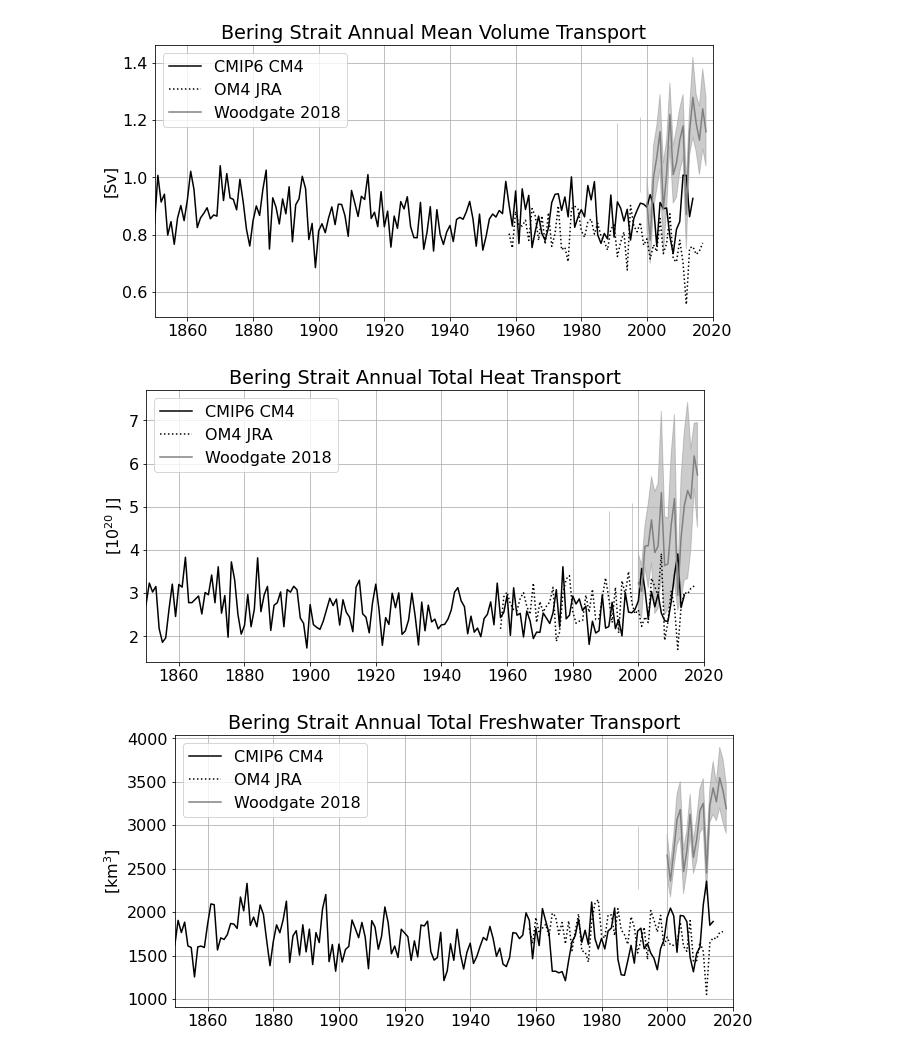
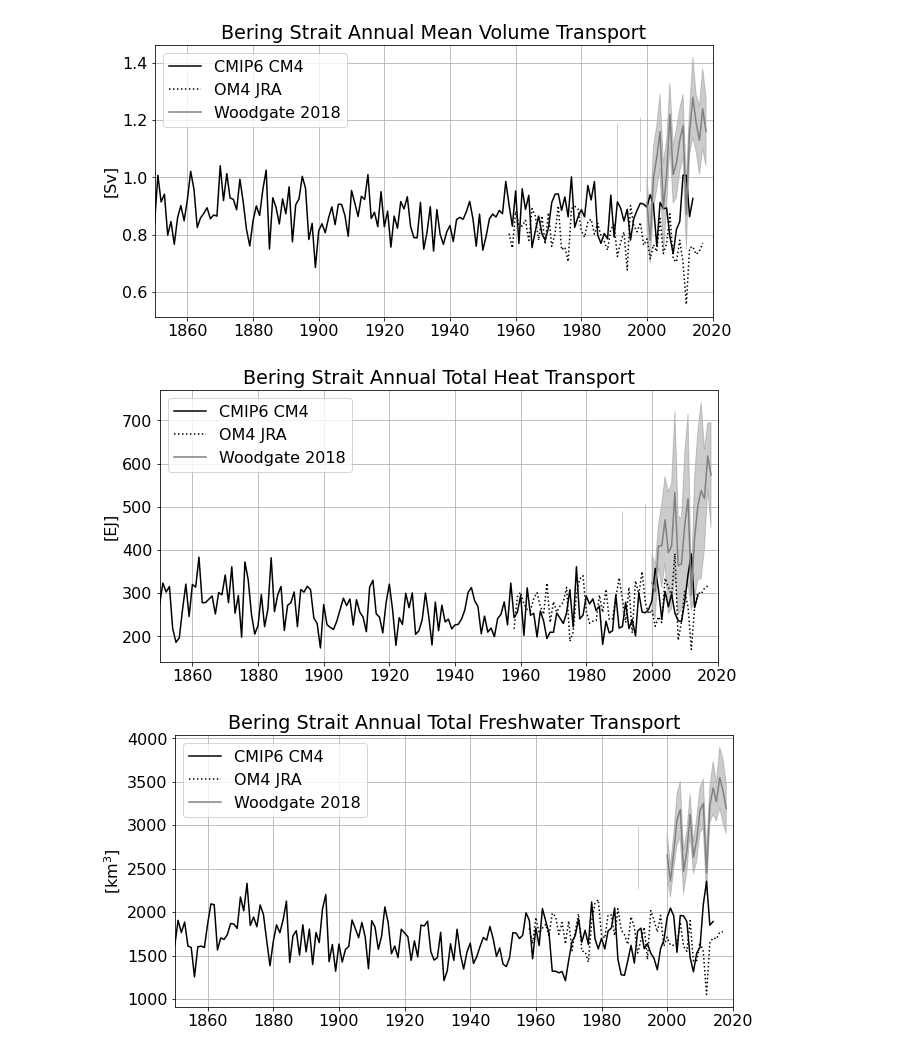
Before and after one commit to marionalberty/Chukchi_heatbudgets, a Jupyter notebook: notebooks/Bering_annualTrans_evaluation.ipynb, the cells around one changed output. Cells and saved outputs as stored; diff of their text form; code cells hidden in the pictures.

```diff
--- a/notebooks/Bering_annualTrans_evaluation.ipynb
+++ b/notebooks/Bering_annualTrans_evaluation.ipynb
@@ -593,3 +564,5 @@ T_freshE = BSF[:,5]
+# %%
+DS_obs = xr.open_dataset(base + 'BeringStrait_Annualmeans_Jan2021.nc')
 # %% [markdown]
 ## Check the Berring Strait cross-sectional area for each simulation
 # %%
@@ -703,15 +676,23 @@ _ = calc_Bering_daily(DS_om4)
 T = (DS_cmip6hi.T_vol.sum(dim=['z_l','xh'])*(10**-6)).groupby('time.year').mean()
 Tm = (DS_cmip6hi.T_volM*(10**-6)).groupby('time.year').mean()
 Tz = (DS_cmip6hi.T_volMz*(10**-6)).groupby('time.year').mean()
-H = (DS_cmip6hi.T_heat.sum(dim=['z_l','xh'])*(10**-20)).groupby('time.year').sum()
-Hm = (DS_cmip6hi.T_heatM*(10**-20)).groupby('time.year').sum()
+H = (DS_cmip6hi.T_heat.sum(dim=['z_l','xh'])*(10**-18)).groupby('time.year').sum()
+Hm = (DS_cmip6hi.T_heatM*(10**-18)).groupby('time.year').sum()
 F = DS_cmip6hi.T_fresh.sum(dim=['z_l','xh']).groupby('time.year').sum()
 Fm = DS_cmip6hi.T_freshM.groupby('time.year').sum()
 # %%
 # Make model time series
 T_om4 = (DS_om4.T_vol.sum(dim=['z_l','xh'])*(10**-6)).groupby('time.year').mean()
-H_om4 = (DS_om4.T_heat.sum(dim=['z_l','xh'])*(10**-20)).groupby('time.year').sum()
+H_om4 = (DS_om4.T_heat.sum(dim=['z_l','xh'])*(10**-18)).groupby('time.year').sum()
 F_om4 = DS_om4.T_fresh.sum(dim=['z_l','xh']).groupby('time.year').sum()
+# %%
+# Make observational time series
+T_vol  = DS_obs.T_vol
+T_volE = DS_obs.T_volE
+T_heat = DS_obs.T_heat
+T_heatE = DS_obs.T_heatE
+T_fresh  = DS_obs.T_fresh
+T_freshE = DS_obs.T_freshE
 # %%
 # Volume transport from different mooring methods
 fig = plt.figure(figsize=(10,5))
@@ -748,20 +729,20 @@ fig.savefig('../figures/BeringStraitMooring/Tvol_annual_modelHistObs.pdf')
 # %%
 # Heat transport
 fig = plt.figure(figsize=(10,5))
 plt.plot(H.year,H,'k',label = 'CMIP6 CM4')
 plt.plot(H_om4.year,H_om4,':k',label = 'OM4 JRA')
-plt.fill_between(time.year,T_heat-T_heatE,T_heat+T_heatE,color='grey',alpha=0.4)
-plt.plot(time.year,T_heat,'grey',label = 'Woodgate 2018')
+plt.fill_between(T_heat.time.dt.year,T_heat-T_heatE,T_heat+T_heatE,color='grey',alpha=0.4)
+plt.plot(T_heat.time.dt.year,T_heat,'grey',label = 'Woodgate 2018')
 plt.title('Bering Strait Annual Total Heat Transport')
-plt.ylabel('[$10^{20}$ J]')
+plt.ylabel('[EJ]')
 plt.legend(loc='upper left')
 plt.xlim(1850,2020)
 plt.grid()
 plt.show()
 # save fig
 fig.savefig('../figures/BeringStraitMooring/Theat_annual_modelHistObs.pdf')
 # %% [output]
-[figure, old version]
+[figure, new version]
 # %%
 # Freshwater transport
 fig = plt.figure(figsize=(10,5))
```
Also changed, not shown: parts of 19 cells of this notebook, 1 other file.
